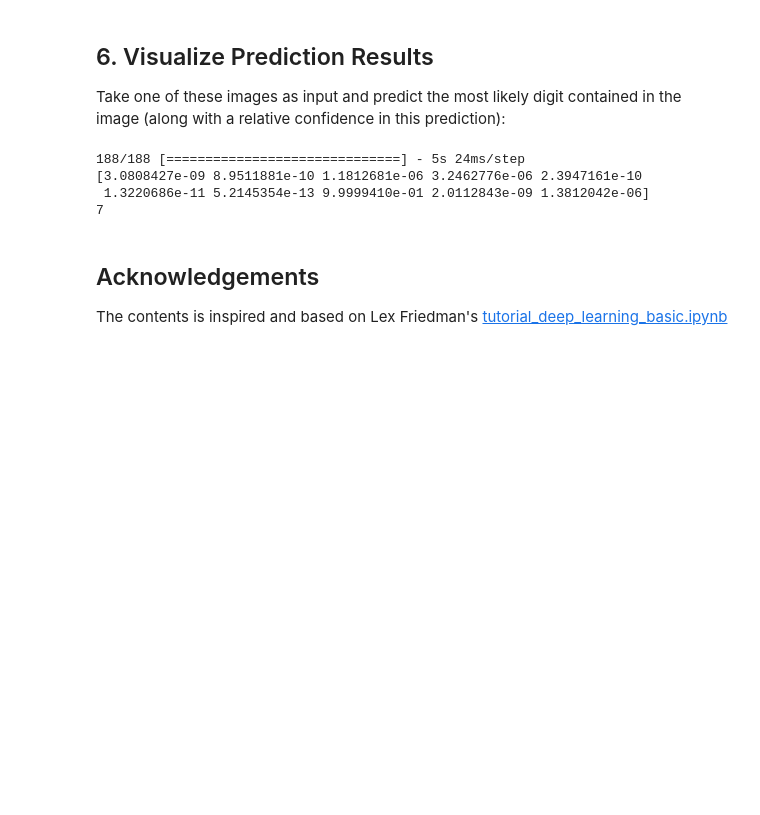
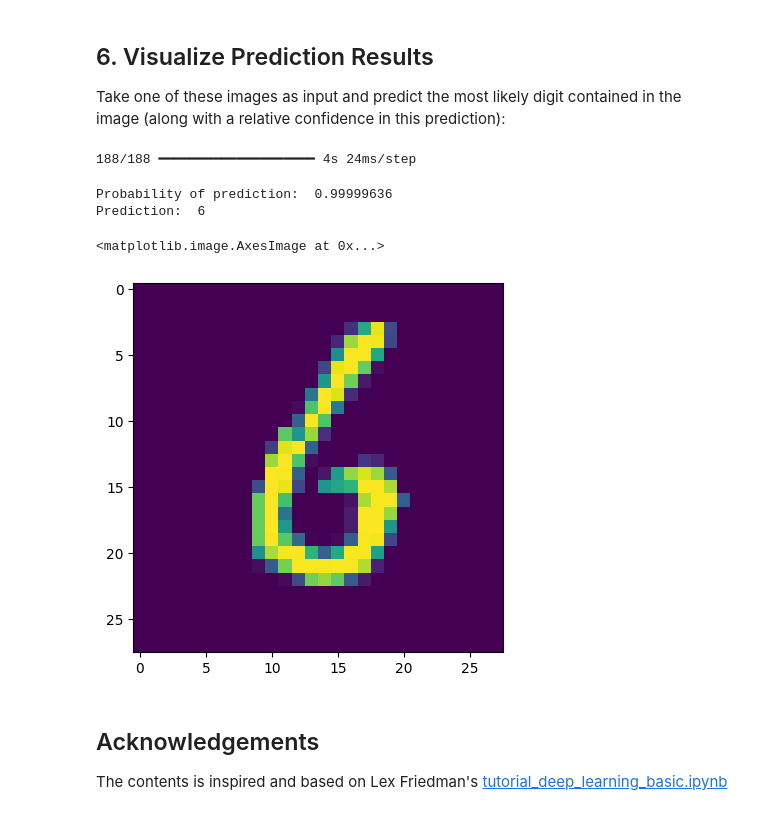
Before and after one commit to shiernee/Getting_Started_with_AI_Tutorial, a Jupyter notebook: AI_Workshop_Day2.ipynb, the cells around one changed output. Saved outputs shown, nothing was run; the diff lists cells and outputs as text; code cells hidden in the pictures; blank space fills up the shorter version.

```diff
--- a/AI_Workshop_Day2.ipynb
+++ b/AI_Workshop_Day2.ipynb
@@ -242,21 +240,23 @@ Often times, the accuracy on the test dataset is a little less than the accuracy
 
 Take one of these images as input and predict the most likely digit contained in the image (along with a relative confidence in this prediction):
 # %%
-n = 0
-
-y_predict_prob = model.predict(test_images[n])
+y_predict_prob = model.predict(test_images)
 y_predict = np.argmax(y_predict_prob, axis=1)
-
-print(y_predict_prob[n])
-print(y_predict[n])
 # %% [output]
-188/188 [==============================] - 5s 24ms/step
-[3.0808427e-09 8.9511881e-10 1.1812681e-06 3.2462776e-06 2.3947161e-10
- 1.3220686e-11 5.2145354e-13 9.9999410e-01 2.0112843e-09 1.3812042e-06]
-7
+188/188 ━━━━━━━━━━━━━━━━━━━━ 4s 24ms/step
 # %%
 # show the images for prediction
+n = 50
+
+print("Probability of prediction: ", np.max(y_predict_prob[n]))
+print("Prediction: ", y_predict[n])
+
 plt.imshow(test_images[n])
+# %% [output]
+Probability of prediction:  0.99999636
+Prediction:  6
+<matplotlib.image.AxesImage at 0x...>
+[figure, added]
 # %% [markdown]
 ## Acknowledgements
 
```
Also changed, not shown: parts of 8 cells of this notebook.
